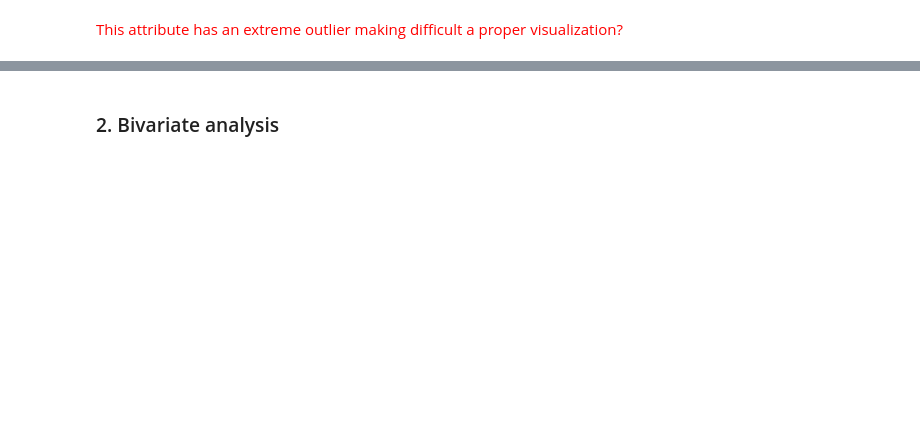
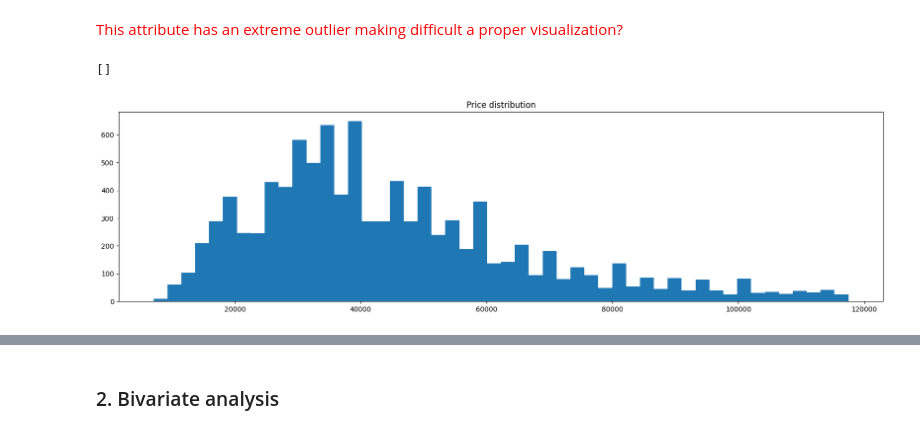
Before and after one commit to Lperdoca/Ciencia-de-datos.-Taller-1, a Jupyter notebook: EDA_AirBnb_Santiago de Chile.ipynb, the cells around one changed output, grey strips where cells are left out. Cells and saved outputs as stored; diff of their text form; code cells hidden in the pictures; blank space fills up the shorter version.

```diff
--- a/EDA_AirBnb_Santiago de Chile.ipynb
+++ b/EDA_AirBnb_Santiago de Chile.ipynb
@@ -111,11 +139,14 @@ plt.plot()
 <span style="color: red;">This attribute has an extreme outlier making difficult a proper visualization?</span>
 # %%
 # Let's make some calculations for determining an outlier threshold
-q1 = listings_df["price_float"].quantile(0.25)
-q3 = listings_df["price_float"].quantile(0.75)
+q1 = listings_Santiago_df["price_float"].quantile(0.25)
+q3 = listings_Santiago_df["price_float"].quantile(0.75)
 iqr = q3 - q1
 # %%
 plt.figure(figsize=(20, 5))
-plt.hist(listings_df.loc[listings_df["price_float"] <= (q3 + 1.5 * iqr)]["price_float"], bins=50)
+plt.hist(listings_Santiago_df.loc[listings_Santiago_df["price_float"] <= (q3 + 1.5 * iqr)]["price_float"], bins=50)
 plt.title("Price distribution")
 plt.plot()
+# %% [output]
+[]
+[figure, added]
```
Also changed, not shown: parts of 34 cells of this notebook.
